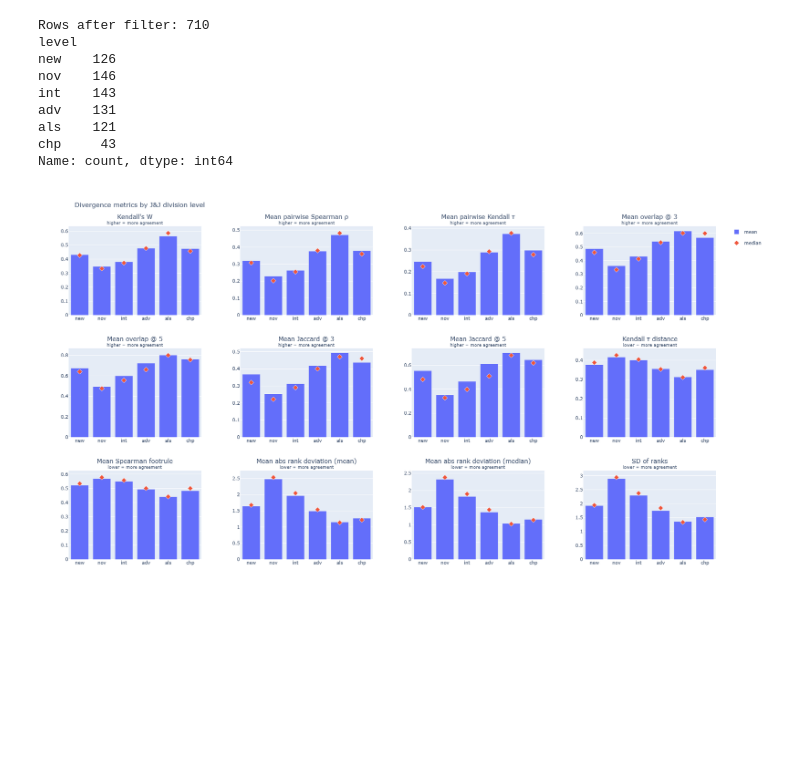
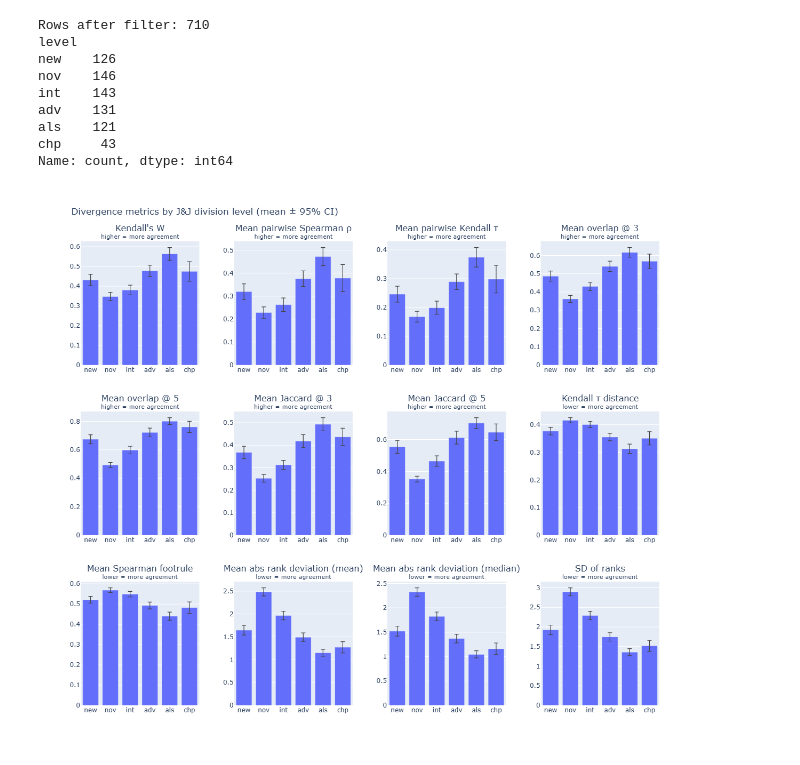
Before and after one commit to czlee/wcs, a Jupyter notebook: notebooks/explore_metrics.ipynb, the cells around one changed output. Saved outputs shown, nothing was run; the diff lists cells and outputs as text; code cells hidden in the pictures; blank space fills up the shorter version.

```diff
--- a/notebooks/explore_metrics.ipynb
+++ b/notebooks/explore_metrics.ipynb
@@ -71,8 +72,10 @@ METRICS = [
 ]
 
 metric_cols = [col for col, _, _ in METRICS]
-agg_mean   = df.groupby("level")[metric_cols].mean()  .reindex(LEVEL_ORDER).reset_index()
-agg_median = df.groupby("level")[metric_cols].median().reindex(LEVEL_ORDER).reset_index()
+agg_mean = df.groupby("level")[metric_cols].mean().reindex(LEVEL_ORDER).reset_index()
+# 95% CI half-width of the mean: 1.96 · sem, where sem() = sd/√n
+agg_ci = df.groupby("level")[metric_cols].sem().reindex(LEVEL_ORDER).reset_index()
+agg_ci[metric_cols] *= 1.96
 # %%
 NCOLS = 4
 NROWS = (len(METRICS) + NCOLS - 1) // NCOLS  # 3
@@ -80,53 +83,43 @@ NROWS = (len(METRICS) + NCOLS - 1) // NCOLS  # 3
 subplot_titles = [f"{title}<br><sup>{note}</sup>" for _, title, note in METRICS]
 subplot_titles += [""] * (NROWS * NCOLS - len(METRICS))
 
 fig = make_subplots(
     rows=NROWS, cols=NCOLS,
     subplot_titles=subplot_titles,
     vertical_spacing=0.10,
     horizontal_spacing=0.06,
 )
 
 BAR_COLOR = "#636EFA"
-POINT_COLOR = "#EF553B"
 
 for i, (col, title, note) in enumerate(METRICS):
     row, col_num = divmod(i, NCOLS)
     row, col_num = row + 1, col_num + 1
 
     fig.add_trace(
         go.Bar(
             x=agg_mean["level"],
             y=agg_mean[col],
-            name="mean",
-            legendgroup="mean",
-            showlegend=(i == 0),
+            showlegend=False,
             marker_color=BAR_COLOR,
-        ),
-        row=row, col=col_num,
-    )
-    fig.add_trace(
-        go.Scatter(
-            x=agg_median["level"],
-            y=agg_median[col],
-            name="median",
-            legendgroup="median",
-            showlegend=(i == 0),
-            mode="markers",
-            marker=dict(symbol="diamond", size=10, color=POINT_COLOR,
-                        line=dict(width=1, color="white")),
+            error_y=dict(
+                type="data",
+                array=agg_ci[col],
+                visible=True,
+                thickness=1.2,
+                color="#444",
+            ),
         ),
         row=row, col=col_num,
     )
 
 fig.update_layout(
     height=NROWS * 350,
-    title="Divergence metrics by J&J division level",
-    legend_title="",
+    title="Divergence metrics by J&J division level (mean ± 95% CI)",
 )
 fig.show()
 # %% [output]
-[figure, old version]
+[figure, new version]
 # %%
 fig2 = make_subplots(
     rows=NROWS, cols=NCOLS,
```
Also changed, not shown: parts of 2 cells of this notebook.
